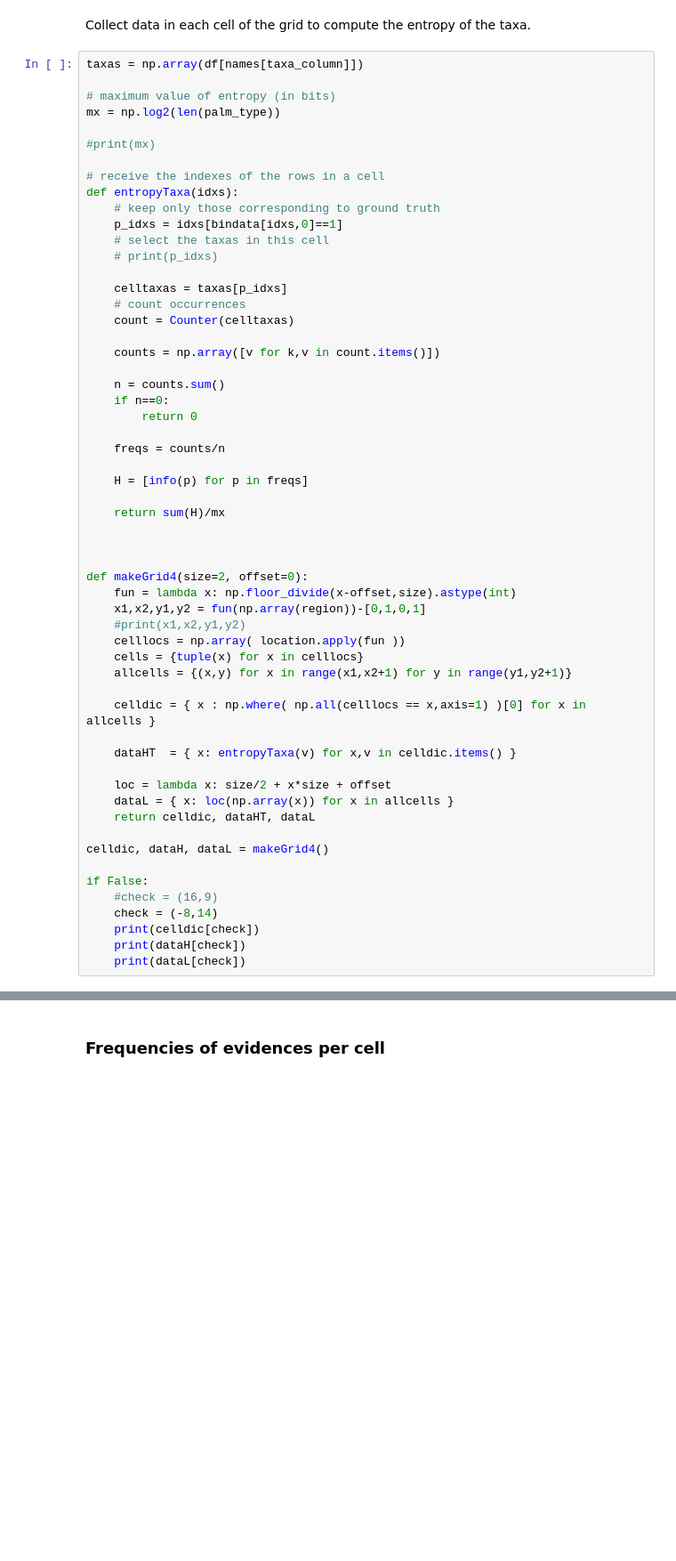
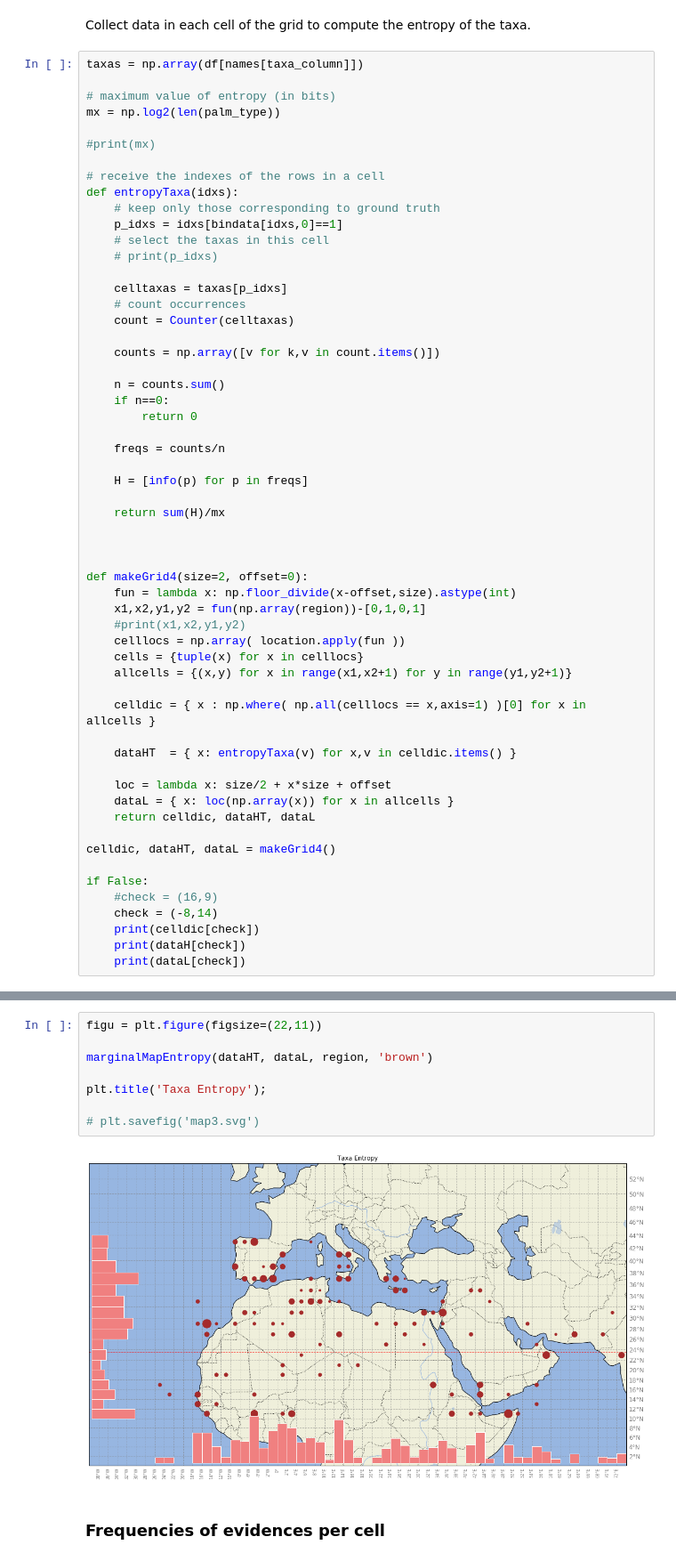
Before and after one commit to albertoruiz/phoenix, a Jupyter notebook: phoenix-simple.ipynb, the cells around one changed output, grey strips where cells are left out. Shown at 89% size. Cells and saved outputs as stored; diff of their text form; blank space fills up the shorter version.

```diff
--- a/phoenix-simple.ipynb
+++ b/phoenix-simple.ipynb
@@ -846,7 +891,7 @@ def makeGrid4(size=2, offset=0):
     dataL = { x: loc(np.array(x)) for x in allcells }
     return celldic, dataHT, dataL
 
-celldic, dataH, dataL = makeGrid4()
+celldic, dataHT, dataL = makeGrid4()
 
 if False:
     #check = (16,9)
@@ -867,3 +902,13 @@ plt.title('Taxa Entropy');
+# %%
+figu = plt.figure(figsize=(22,11))
+
+marginalMapEntropy(dataHT, dataL, region, 'brown')
+
+plt.title('Taxa Entropy');
+
+# plt.savefig('map3.svg')
+# %% [output]
+[figure, added]
 # %% [markdown]
 ### Frequencies of evidences per cell
 # %% [markdown]
```
Also changed, not shown: parts of 5 cells of this notebook.
